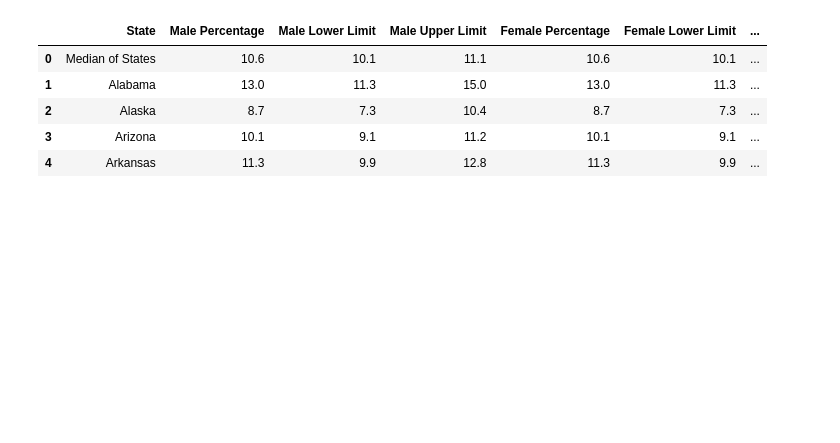
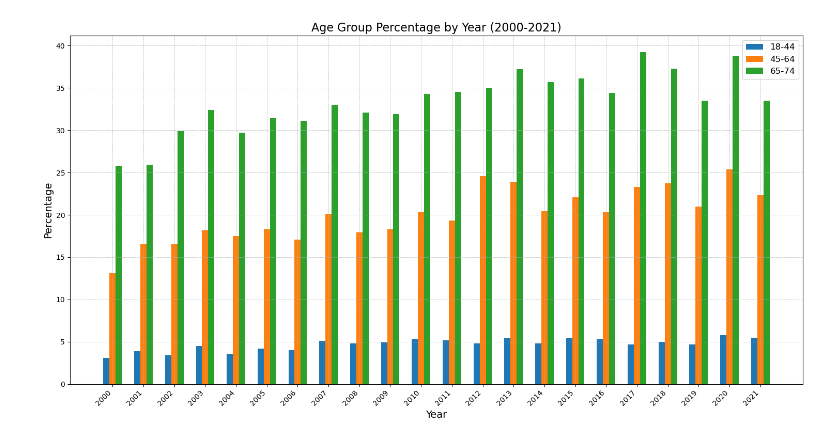
Before and after one commit to jessguinn/Project-1-Team-4, a Jupyter notebook: final_combined_datasets/analysis.ipynb, the cells around one changed output. Drawn from its saved outputs; the diff is of its cells as text; code cells hidden in the pictures; blank space fills up the shorter version.

```diff
--- a/final_combined_datasets/analysis.ipynb
+++ b/final_combined_datasets/analysis.ipynb
@@ -30,11 +35,46 @@ NameError: name 'final_merged_df' is not defined
-# %%
-gender_df.head()
-# %% [output]
-|  | State | Male Percentage | Male Lower Limit | Male Upper Limit | Female Percentage | Female Lower Limit | ... |
-| 0 | Median of States | 10.6 | 10.1 | 11.1 | 10.6 | 10.1 | ... |
-| 1 | Alabama | 13.0 | 11.3 | 15.0 | 13.0 | 11.3 | ... |
-| 2 | Alaska | 8.7 | 7.3 | 10.4 | 8.7 | 7.3 | ... |
-| 3 | Arizona | 10.1 | 9.1 | 11.2 | 10.1 | 9.1 | ... |
-| 4 | Arkansas | 11.3 | 9.9 | 12.8 | 11.3 | 9.9 | ... |
+# %%
+# Remove rows with NaN values in 'Year' column
+final_merged_df_cleaned = final_merged_df.dropna(subset=['Year'])
+
+# Convert 'Year' to integer now that NaNs are removed
+final_merged_df_cleaned['Year'] = final_merged_df_cleaned['Year'].astype(int)
+
+# Convert percentage columns to floats, filling NaN with 0
+final_merged_df_cleaned['18-44 percentage'] = pd.to_numeric(final_merged_df_cleaned['18-44 percentage'], errors='coerce').fillna(0)
+final_merged_df_cleaned['45-64 percentage'] = pd.to_numeric(final_merged_df_cleaned['45-64 percentage'], errors='coerce').fillna(0)
+final_merged_df_cleaned['65-74 percentage'] = pd.to_numeric(final_merged_df_cleaned['65-74 percentage'], errors='coerce').fillna(0)
+
+# Filter the DataFrame to include only years 2000 through 2024
+final_merged_filtered = final_merged_df_cleaned[(final_merged_df_cleaned['Year'] >= 2000) & (final_merged_df_cleaned['Year'] <= 2021)]
+
+# Create a figure and a set of subplots with an increased figure size
+fig, ax = plt.subplots(figsize=(15, 8))
+
+# Plotting each age group percentage by Year with a slight shift along the x-axis for clarity
+ax.bar(final_merged_filtered['Year'] - 0.2, final_merged_filtered['18-44 percentage'], width=0.2, label='18-44', align='center')
+ax.bar(final_merged_filtered['Year'], final_merged_filtered['45-64 percentage'], width=0.2, label='45-64', align='center')
+ax.bar(final_merged_filtered['Year'] + 0.2, final_merged_filtered['65-74 percentage'], width=0.2, label='65-74', align='center')
+
+# Adding labels and title
+ax.set_xlabel('Year', fontsize=14)
+ax.set_ylabel('Percentage', fontsize=14)
+ax.set_title('Age Group Percentage by Year (2000-2021)', fontsize=16)
+
+# Rotate X-tick labels for better readability and set the interval for displaying them
+plt.xticks(final_merged_filtered['Year'].unique(), rotation=45, ha='right')
+
+# Adding a legend with fontsize set to large for better readability
+ax.legend(fontsize='large')
+
+# Adding grid lines for better readability
+ax.grid(True, which='both', linestyle='--', linewidth=0.5)
+
+# Using tight layout to fit everything neatly
+plt.tight_layout()
+
+# Show plot
+plt.show()
+# %% [output]
+[figure, added]
 # %%
 race_df.head()
```
Also changed, not shown: parts of 7 cells of this notebook.
